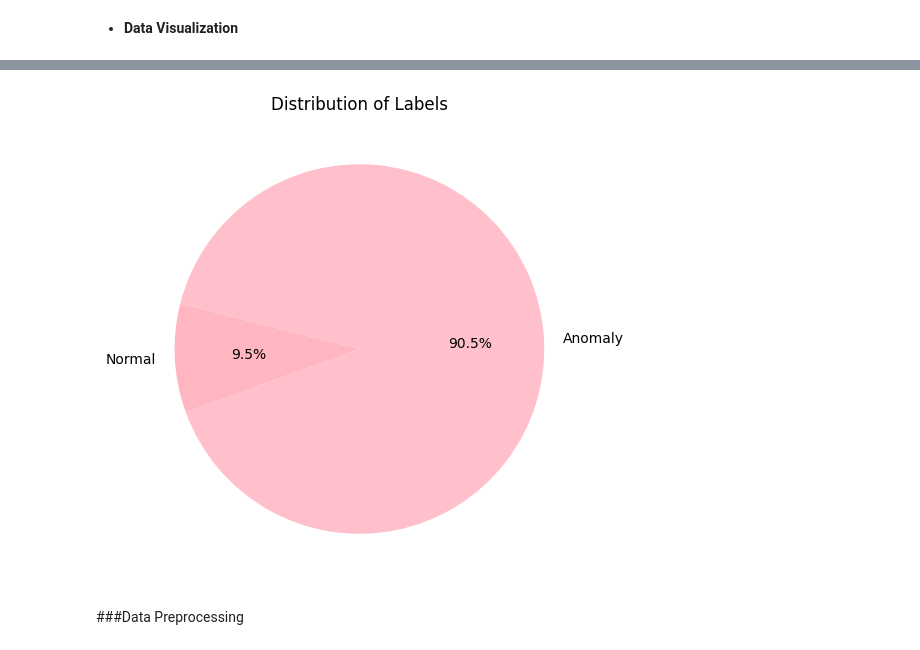
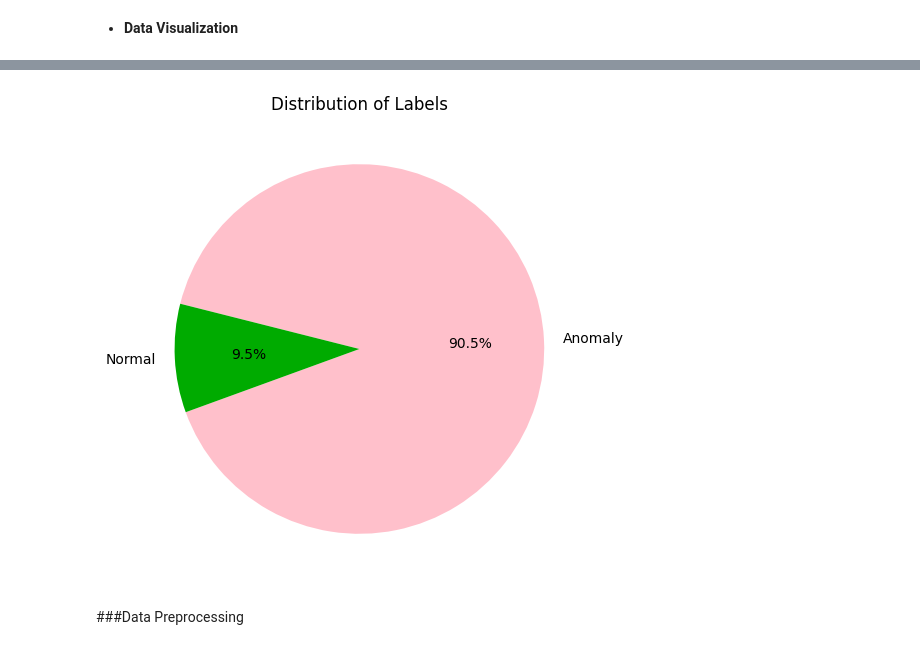
Before and after one commit to mashasiri/MASARBootcamp, a Jupyter notebook: Final_Project_for_DS_BootCamp.ipynb, the cells around one changed output, grey strips where cells are left out. Cells and saved outputs as stored; diff of their text form; code cells hidden in the pictures.

```diff
--- a/Final_Project_for_DS_BootCamp.ipynb
+++ b/Final_Project_for_DS_BootCamp.ipynb
@@ -338,18 +336,18 @@ plt.show()
 # %%
 # Assuming 'df' is your DataFrame and 'label' is the column with categorical labels
 label_counts = df['Label'].value_counts()
 
 # Creating the pie chart
 plt.figure(figsize=(6, 6))
 # Define your shades of pink. You can add more or use different shades as per your preference.
-pink_shades = ['#FFC0CB', '#FFB6C1', '#FF69B4', '#FF1493', '#DB7093']
+pink_shades = ['#FFC0CB', '#00AB00']
 
 plt.pie(label_counts, labels=label_counts.index, autopct='%1.1f%%', startangle=200, colors=pink_shades)
 
 plt.title('Distribution of Labels')
 plt.show()
 # %% [output]
-[figure, old version]
+[figure, new version]
 # %% [markdown]
 ###Data Preprocessing
 # %% [markdown]
```
Also changed, not shown: parts of 29 cells of this notebook.
